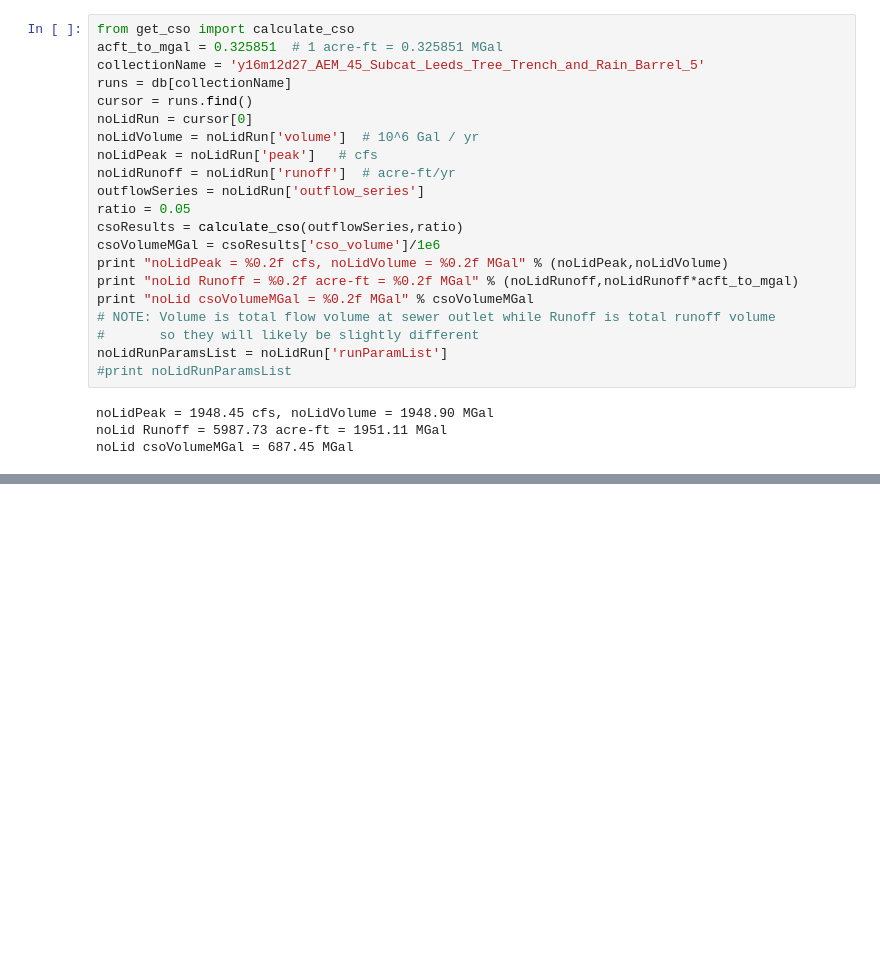
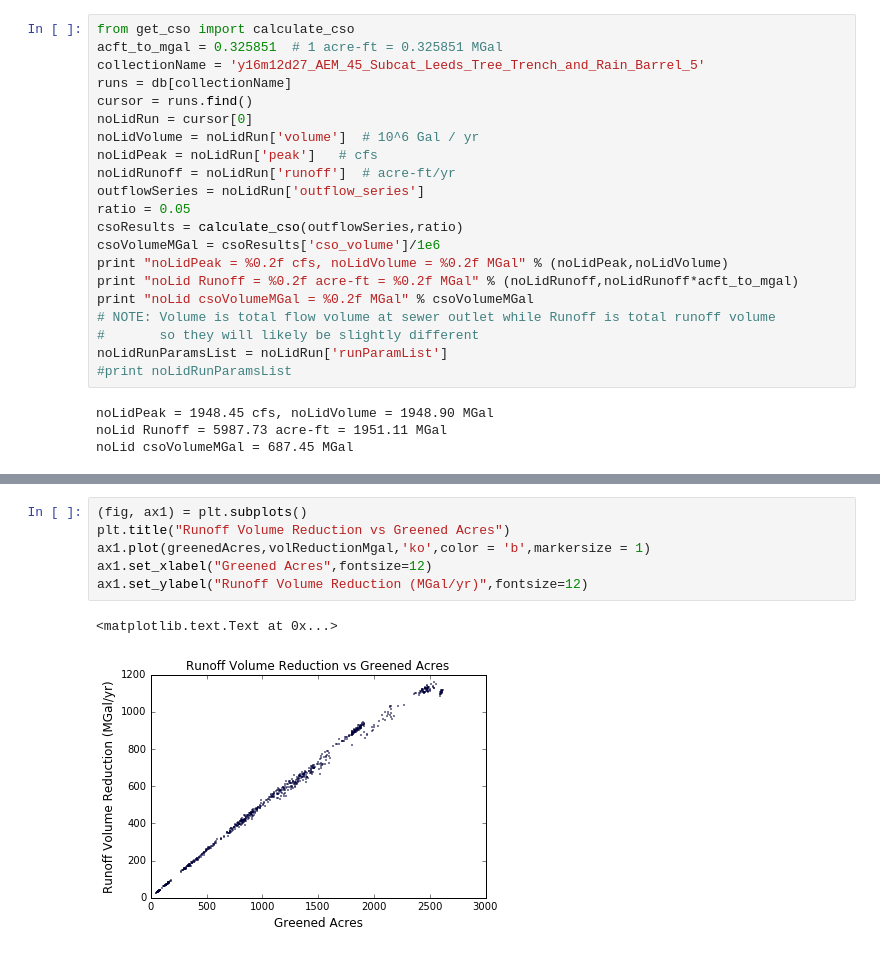
Before and after one commit to amcgarity/SWMMWise, a Jupyter notebook: multivariate_regression-AEM.ipynb, the cells around one changed output, grey strips where cells are left out. Drawn from its saved outputs; the diff is of its cells as text; blank space fills up the shorter version.

```diff
--- a/multivariate_regression-AEM.ipynb
+++ b/multivariate_regression-AEM.ipynb
@@ -132,0 +131,9 @@ ValueError: x and y must have same first dimension
+# %%
+(fig, ax1) = plt.subplots()
+plt.title("Runoff Volume Reduction vs Greened Acres")
+ax1.plot(greenedAcres,volReductionMgal,'ko',color = 'b',markersize = 1)
+ax1.set_xlabel("Greened Acres",fontsize=12)
+ax1.set_ylabel("Runoff Volume Reduction (MGal/yr)",fontsize=12)
+# %% [output]
+<matplotlib.text.Text at 0x...>
+[figure, added]
```
Also changed, not shown: parts of 12 cells of this notebook, 1 other file.
